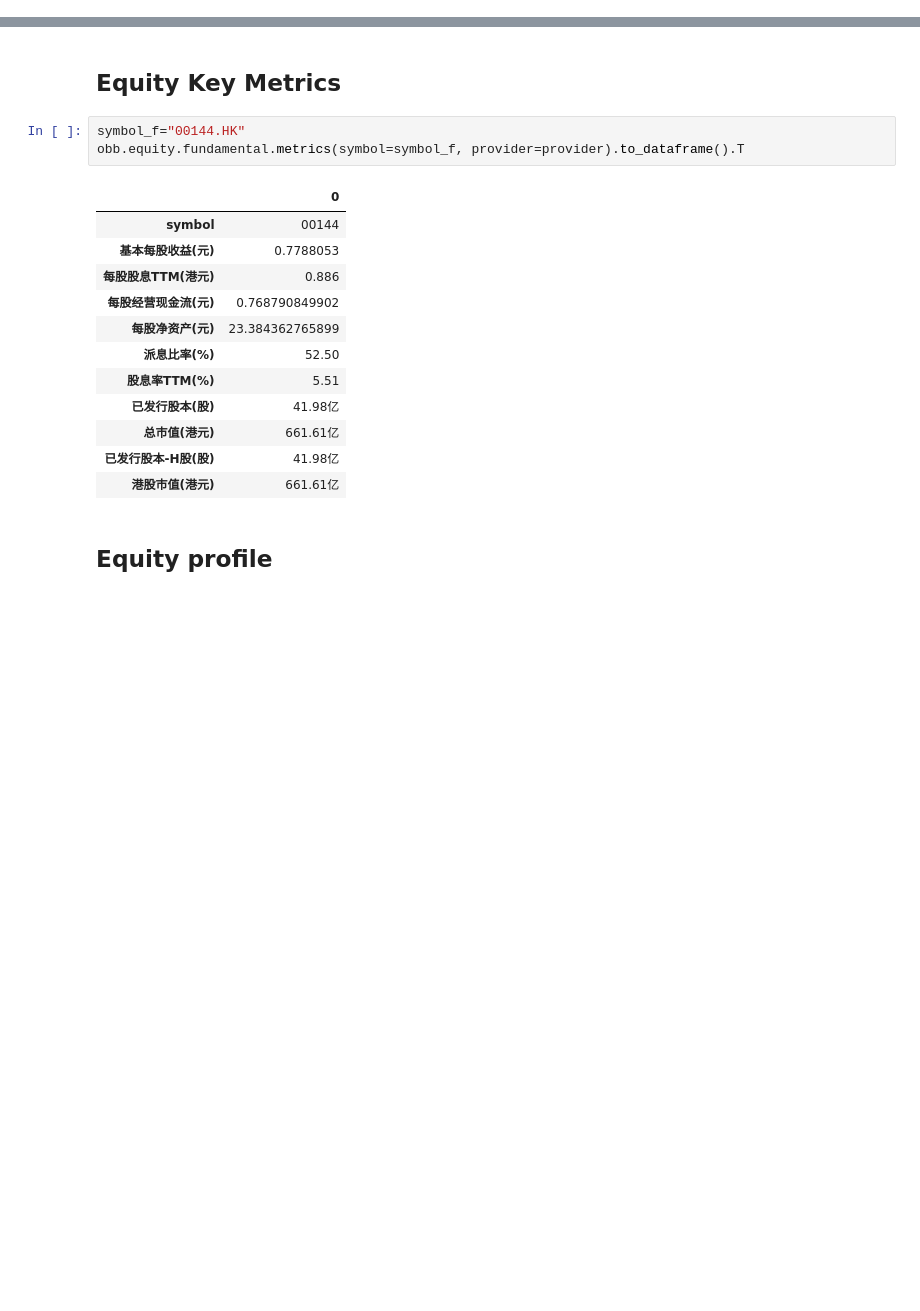
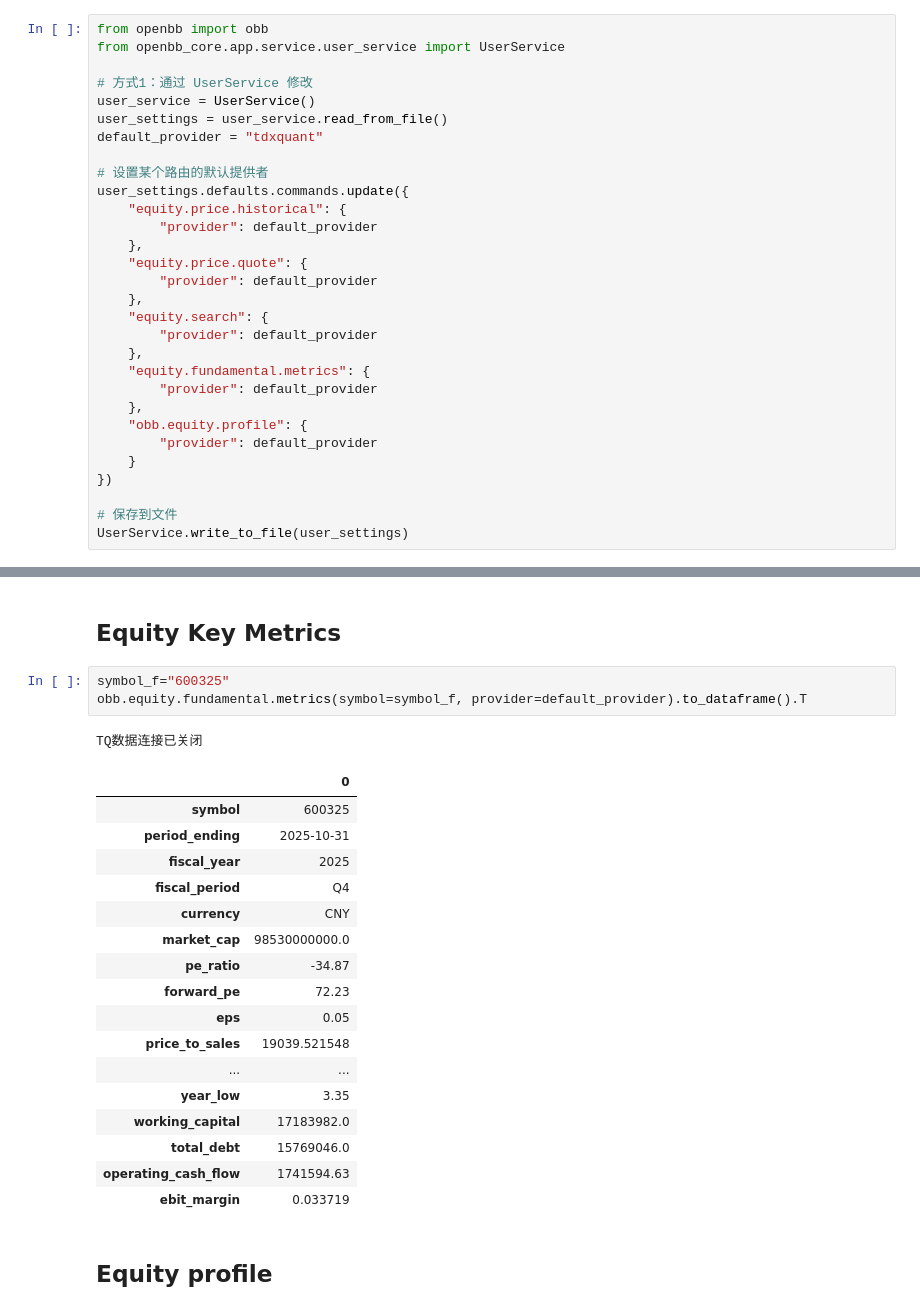
Before and after one commit to finanalyzer/api, a Jupyter notebook: docs/usage.ipynb, the cells around one changed output, grey strips where cells are left out. Cells and saved outputs as stored; diff of their text form; blank space fills up the shorter version.

```diff
--- a/docs/usage.ipynb
+++ b/docs/usage.ipynb
@@ -33,3 +35,33 @@ if tushare_api_key is None or tushare_api_key == "":
+# %%
+from openbb import obb
+from openbb_core.app.service.user_service import UserService
+
+# 方式1：通过 UserService 修改
+user_service = UserService()
+user_settings = user_service.read_from_file()
+default_provider = "tdxquant"
+
+# 设置某个路由的默认提供者
+user_settings.defaults.commands.update({
+    "equity.price.historical": {
+        "provider": default_provider
+    },
+    "equity.price.quote": {
+        "provider": default_provider
+    },
+    "equity.search": {
+        "provider": default_provider
+    },
+    "equity.fundamental.metrics": {
+        "provider": default_provider
+    },
+    "obb.equity.profile": {
+        "provider": default_provider
+    }
+})
+
+# 保存到文件
+UserService.write_to_file(user_settings)
 # %%
 obb.user.credentials.tushare_api_key="dummy_key"
 from openbb_core.app.service.user_service import UserService
@@ -103,21 +114,27 @@ result[result['symbol'] == symbol_b]
 # %% [markdown]
 ## Equity Key Metrics
 # %%
-symbol_f="00144.HK"
-obb.equity.fundamental.metrics(symbol=symbol_f, provider=provider).to_dataframe().T
+symbol_f="600325"
+obb.equity.fundamental.metrics(symbol=symbol_f, provider=default_provider).to_dataframe().T
 # %% [output]
+TQ数据连接已关闭
 |  | 0 |
-| symbol | 00144 |
-| 基本每股收益(元) | 0.7788053 |
-| 每股股息TTM(港元) | 0.886 |
-| 每股经营现金流(元) | 0.768790849902 |
-| 每股净资产(元) | 23.384362765899 |
-| 派息比率(%) | 52.50 |
-| 股息率TTM(%) | 5.51 |
-| 已发行股本(股) | 41.98亿 |
-| 总市值(港元) | 661.61亿 |
-| 已发行股本-H股(股) | 41.98亿 |
-| 港股市值(港元) | 661.61亿 |
+| symbol | 600325 |
+| period_ending | 2025-10-31 |
+| fiscal_year | 2025 |
+| fiscal_period | Q4 |
+| currency | CNY |
+| market_cap | 98530000000.0 |
+| pe_ratio | -34.87 |
+| forward_pe | 72.23 |
+| eps | 0.05 |
+| price_to_sales | 19039.521548 |
+| ... | ... |
+| year_low | 3.35 |
+| working_capital | 17183982.0 |
+| total_debt | 15769046.0 |
+| operating_cash_flow | 1741594.63 |
+| ebit_margin | 0.033719 |
 # %% [markdown]
 ## Equity profile
 # %%
```
Also changed, not shown: parts of 9 cells of this notebook, 6 other files.
